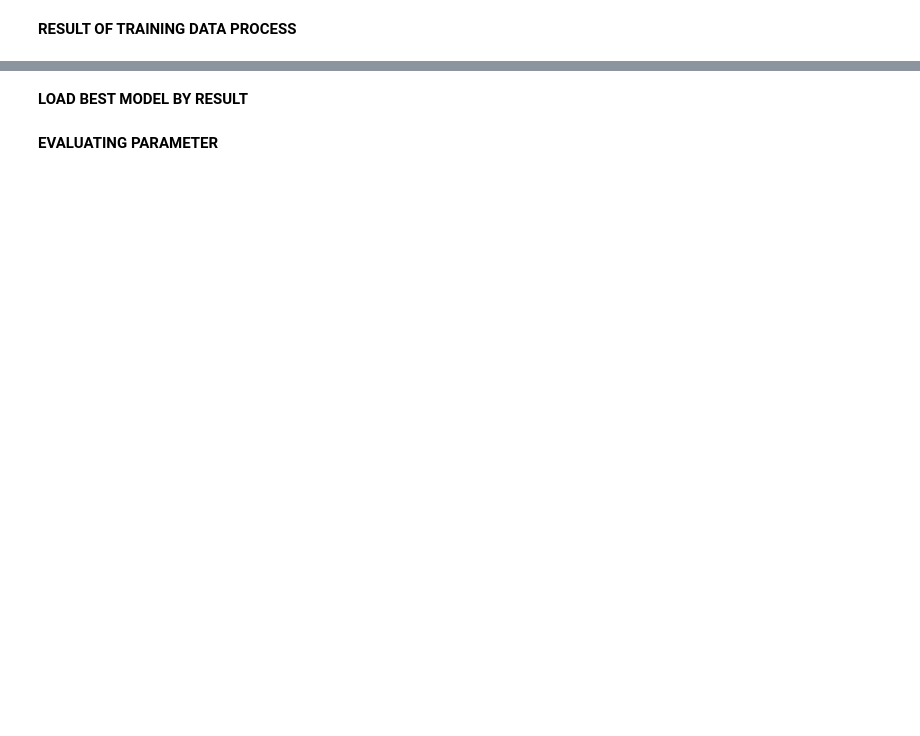
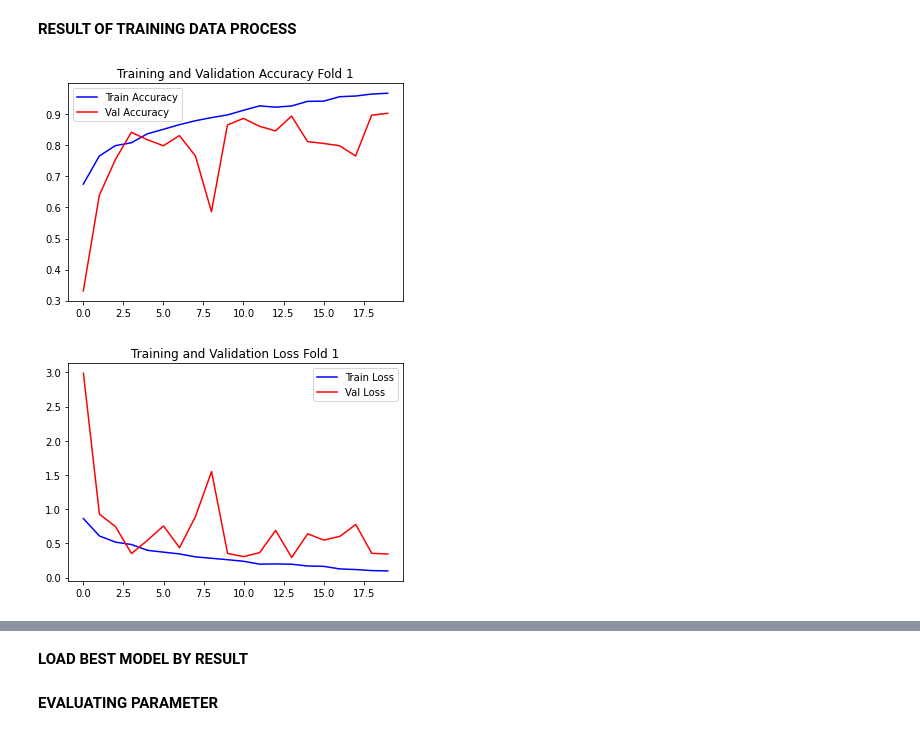
Before and after one commit to avishatr/TA, a Jupyter notebook: alexnet-corn-or-maize-disease-detectection.ipynb, the cells around one changed output, grey strips where cells are left out. Drawn from its saved outputs; the diff is of its cells as text; code cells hidden in the pictures; blank space fills up the shorter version.

```diff
--- a/alexnet-corn-or-maize-disease-detectection.ipynb
+++ b/alexnet-corn-or-maize-disease-detectection.ipynb
@@ -32,14 +33,14 @@ from keras.models import load_model
 # %% [markdown]
 **INITIAL STATE**
 # %%
-EPOCHS = 30
-INIT_LR = 1e-3
-BS = 32
-default_image_size = tuple((64, 64))
+EPOCHS = 20
+INIT_LR = 1e-2
+BS = 16
+default_image_size = tuple((128, 128))
 image_size = 0
 directory_root = "../input/corn-or-maize-leaf-disease-dataset"
-width=64
-height=64
+width=128
+height=128
 depth=3
 n_folds= 5
 # %% [markdown]
@@ -180,7 +206,7 @@ model.summary()
 # %% [markdown]
 **INITIATE OPTIMIZER**
 # %%
-opt = Adam(learning_rate=INIT_LR, decay=INIT_LR / EPOCHS)
+opt = SGD(learning_rate=INIT_LR, decay=INIT_LR / EPOCHS)
 # distribution
 model.compile(loss="binary_crossentropy", optimizer=opt,metrics=["accuracy"])
 # train the network
@@ -216,22 +262,25 @@ print("======="*12, end="\n\n\n")
 # %%
 #FOLD 1
 #Train and validation accuracy
 plt.title('Training and Validation Accuracy Fold 1')
 plt.plot(model_history[0].history['accuracy'], label='Train Accuracy', color='blue', )
 plt.plot(model_history[0].history['val_accuracy'], label='Val Accuracy', color='red', )
 plt.legend()
 plt.savefig("Accuracy_fold 1.jpg")
 plt.show()
 
 plt.figure()
 
 #Train and validation loss
-plt.title('Training and Validation Accuracy Fold 1')
+plt.title('Training and Validation Loss Fold 1')
 plt.plot(model_history[0].history['loss'], label='Train Loss', color='blue', )
 plt.plot(model_history[0].history['val_loss'], label='Val Loss', color='red', )
 plt.legend()
 plt.savefig("Loss_fold 1.jpg")
 plt.show()
+# %% [output]
+[figure, added]
+[figure, added]
 # %%
 #FOLD 2
 #Train and validation accuracy
```
Also changed, not shown: parts of 18 cells of this notebook.
